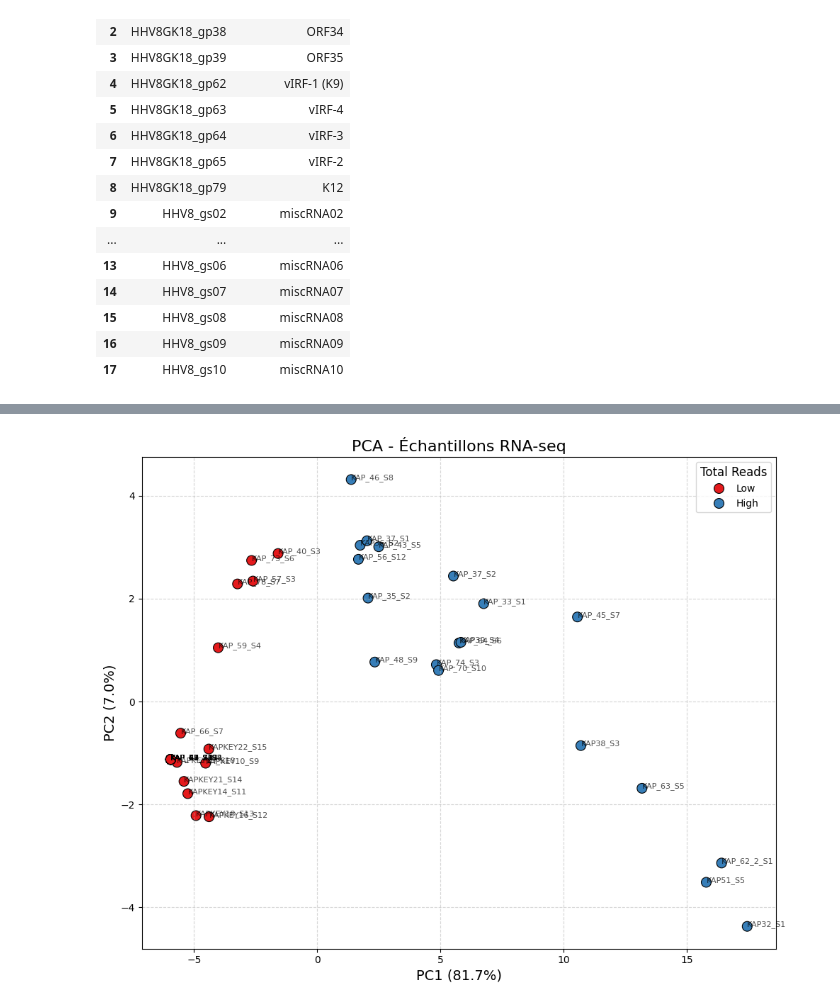
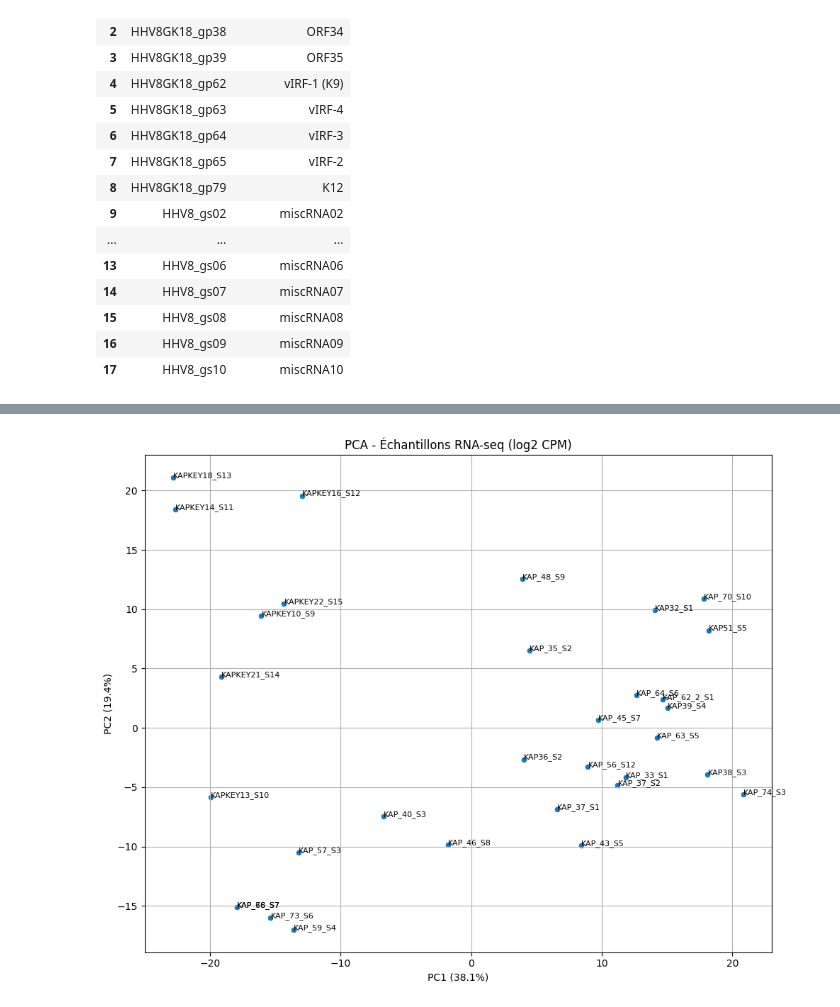
Before and after one commit to abdeljalil-senhaji/Project_HHV8, a Jupyter notebook: notebooks/differential_analysis_Featurecounts.ipynb, the cells around one changed output, grey strips where cells are left out. Saved outputs shown, nothing was run; the diff lists cells and outputs as text; code cells hidden in the pictures.

```diff
--- a/notebooks/differential_analysis_Featurecounts.ipynb
+++ b/notebooks/differential_analysis_Featurecounts.ipynb
@@ -243,26 +330,22 @@ plt.show()
-# %%
-from sklearn.decomposition import PCA
-# Pour colorer les échantillons dans le graphe PCA, il faut une variable de groupe/catégorie.
-# on va colorer selon si le total de reads est > 1000 ou non
-group = total_reads_per_sample["Total Reads"] > 1000
-group = group.map({True: "High", False: "Low"})
-log_df = df_counts.apply(lambda x: np.log(x + 1))
-
-# PCA sur log-transformées
-pca = PCA(n_components=2)
-pca_result = pca.fit_transform(log_df.T)
-
-plt.figure(figsize=(10,8))
-sns.scatterplot(x=pca_result[:,0], y=pca_result[:,1], hue=group, palette="Set1", s=100, edgecolor="k")
-for i, txt in enumerate(df_counts.columns):
-    plt.annotate(txt, (pca_result[i,0], pca_result[i,1]), fontsize=8, alpha=0.7)
-plt.title("PCA - Échantillons RNA-seq", fontsize=16)
-plt.xlabel(f"PC1 ({pca.explained_variance_ratio_[0]*100:.1f}%)", fontsize=14)
-plt.ylabel(f"PC2 ({pca.explained_variance_ratio_[1]*100:.1f}%)", fontsize=14)
-plt.legend(title="Total Reads", title_fontsize=12)
-plt.grid(True, linestyle='--', alpha=0.5)
-plt.tight_layout()
-plt.show()
-# %% [output]
-[figure, removed]
+# %%
+from sklearn.decomposition import PCA
+
+# Remove columns (samples) with any NaN values
+df_counts_no_nan = df_counts.dropna(axis=1)
+
+pca = PCA(n_components=2)
+pca_result = pca.fit_transform(df_counts_no_nan.T)
+
+plt.figure(figsize=(10, 8))
+sns.scatterplot(x=pca_result[:, 0], y=pca_result[:, 1])
+for i, sample in enumerate(df_counts_no_nan.columns):
+    plt.annotate(sample, (pca_result[i, 0], pca_result[i, 1]), fontsize=8)
+plt.title("PCA - Échantillons RNA-seq (log2 CPM)")
+plt.xlabel(f"PC1 ({pca.explained_variance_ratio_[0]*100:.1f}%)")
+plt.ylabel(f"PC2 ({pca.explained_variance_ratio_[1]*100:.1f}%)")
+plt.grid(True)
+plt.tight_layout()
+plt.show()
+# %% [output]
+[figure, added]
 # %%
```
Also changed, not shown: parts of 8 cells of this notebook, 1 other file.
